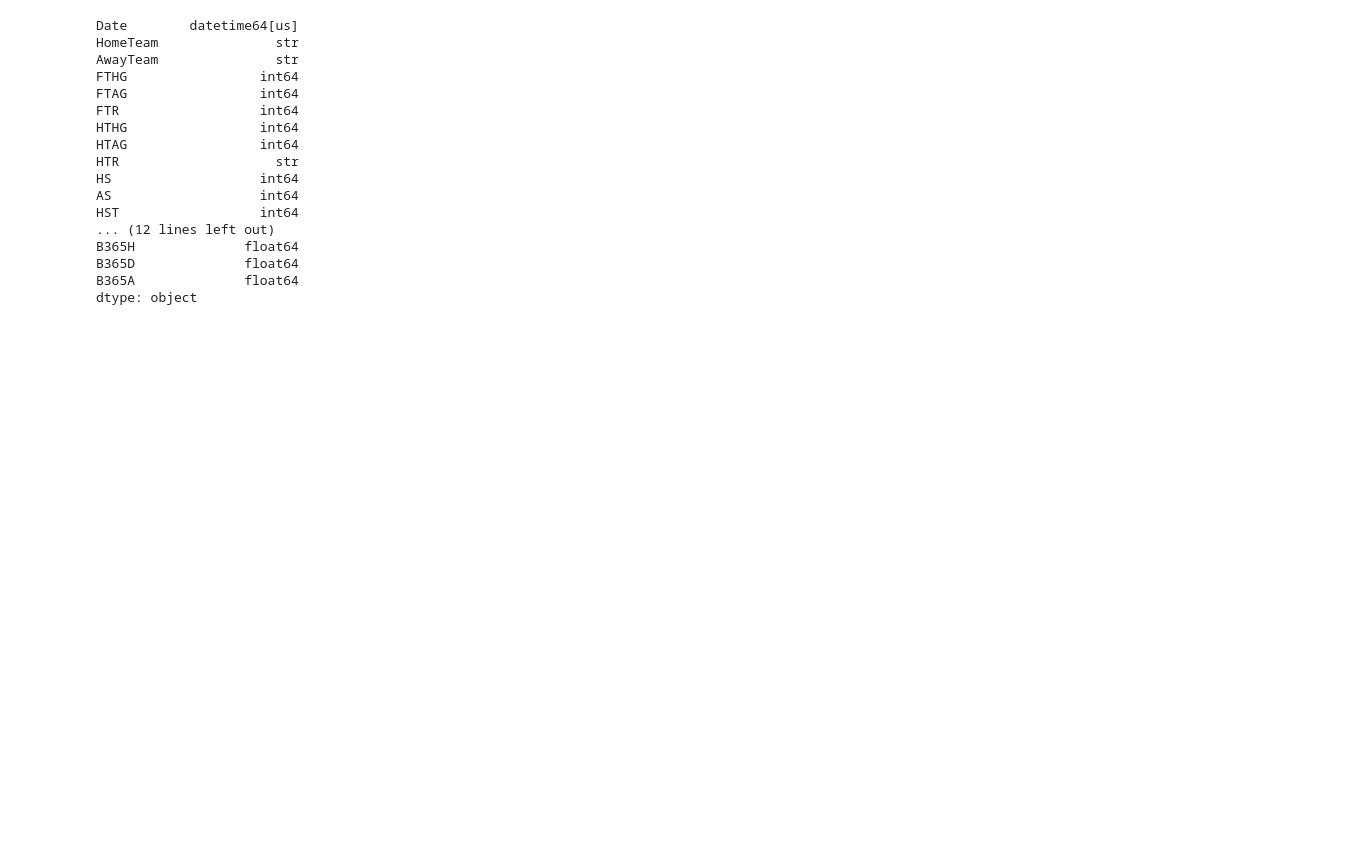
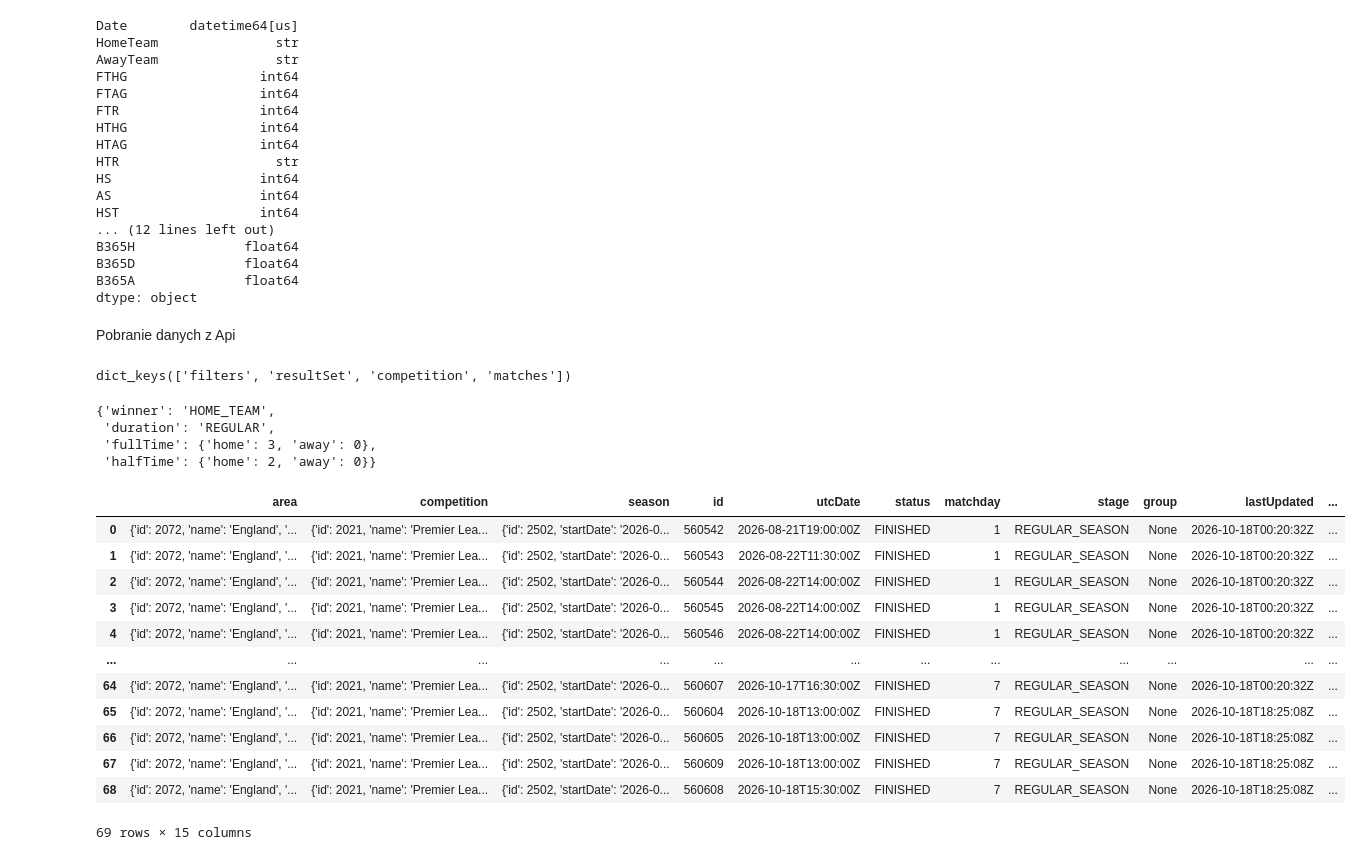
Before and after one commit to kacperchlastawa/pl_predictor, a Jupyter notebook: notebooks/01_preview.ipynb, the cells around one changed output. Saved outputs shown, nothing was run; the diff lists cells and outputs as text; code cells hidden in the pictures; blank space fills up the shorter version.

```diff
--- a/notebooks/01_preview.ipynb
+++ b/notebooks/01_preview.ipynb
@@ -227,3 +227,42 @@ B365H              float64
 B365D              float64
 B365A              float64
 dtype: object
+# %% [markdown]
+Pobranie danych z Api
+# %%
+import sys
+sys.path.append(str(Path.cwd().parent))
+
+from src.api_client import FootballDataClient
+
+client = FootballDataClient()
+raw = client.get_matches()
+# %%
+raw.keys()
+# %% [output]
+dict_keys(['filters', 'resultSet', 'competition', 'matches'])
+# %%
+raw['matches'][0]['score']
+# %% [output]
+{'winner': 'HOME_TEAM',
+ 'duration': 'REGULAR',
+ 'fullTime': {'home': 3, 'away': 0},
+ 'halfTime': {'home': 2, 'away': 0}}
+# %%
+finished_df = [m for m in raw['matches'] if m['status'] == 'FINISHED']
+finished_df = pd.DataFrame(finished_df)
+finished_df
+# %% [output]
+|  | area | competition | season | id | utcDate | status | matchday | stage | group | lastUpdated | ... |
+| 0 | {'id': 2072, 'name': 'England', '... | {'id': 2021, 'name': 'Premier Lea... | {'id': 2502, 'startDate': '2026-0... | 560542 | 2026-08-21T19:00:00Z | FINISHED | 1 | REGULAR_SEASON | None | 2026-10-18T00:20:32Z | ... |
+| 1 | {'id': 2072, 'name': 'England', '... | {'id': 2021, 'name': 'Premier Lea... | {'id': 2502, 'startDate': '2026-0... | 560543 | 2026-08-22T11:30:00Z | FINISHED | 1 | REGULAR_SEASON | None | 2026-10-18T00:20:32Z | ... |
+| 2 | {'id': 2072, 'name': 'England', '... | {'id': 2021, 'name': 'Premier Lea... | {'id': 2502, 'startDate': '2026-0... | 560544 | 2026-08-22T14:00:00Z | FINISHED | 1 | REGULAR_SEASON | None | 2026-10-18T00:20:32Z | ... |
+| 3 | {'id': 2072, 'name': 'England', '... | {'id': 2021, 'name': 'Premier Lea... | {'id': 2502, 'startDate': '2026-0... | 560545 | 2026-08-22T14:00:00Z | FINISHED | 1 | REGULAR_SEASON | None | 2026-10-18T00:20:32Z | ... |
+| 4 | {'id': 2072, 'name': 'England', '... | {'id': 2021, 'name': 'Premier Lea... | {'id': 2502, 'startDate': '2026-0... | 560546 | 2026-08-22T14:00:00Z | FINISHED | 1 | REGULAR_SEASON | None | 2026-10-18T00:20:32Z | ... |
+| ... | ... | ... | ... | ... | ... | ... | ... | ... | ... | ... | ... |
+| 64 | {'id': 2072, 'name': 'England', '... | {'id': 2021, 'name': 'Premier Lea... | {'id': 2502, 'startDate': '2026-0... | 560607 | 2026-10-17T16:30:00Z | FINISHED | 7 | REGULAR_SEASON | None | 2026-10-18T00:20:32Z | ... |
+| 65 | {'id': 2072, 'name': 'England', '... | {'id': 2021, 'name': 'Premier Lea... | {'id': 2502, 'startDate': '2026-0... | 560604 | 2026-10-18T13:00:00Z | FINISHED | 7 | REGULAR_SEASON | None | 2026-10-18T18:25:08Z | ... |
+| 66 | {'id': 2072, 'name': 'England', '... | {'id': 2021, 'name': 'Premier Lea... | {'id': 2502, 'startDate': '2026-0... | 560605 | 2026-10-18T13:00:00Z | FINISHED | 7 | REGULAR_SEASON | None | 2026-10-18T18:25:08Z | ... |
+| 67 | {'id': 2072, 'name': 'England', '... | {'id': 2021, 'name': 'Premier Lea... | {'id': 2502, 'startDate': '2026-0... | 560609 | 2026-10-18T13:00:00Z | FINISHED | 7 | REGULAR_SEASON | None | 2026-10-18T18:25:08Z | ... |
+| 68 | {'id': 2072, 'name': 'England', '... | {'id': 2021, 'name': 'Premier Lea... | {'id': 2502, 'startDate': '2026-0... | 560608 | 2026-10-18T15:30:00Z | FINISHED | 7 | REGULAR_SEASON | None | 2026-10-18T18:25:08Z | ... |
+69 rows × 15 columns
```
